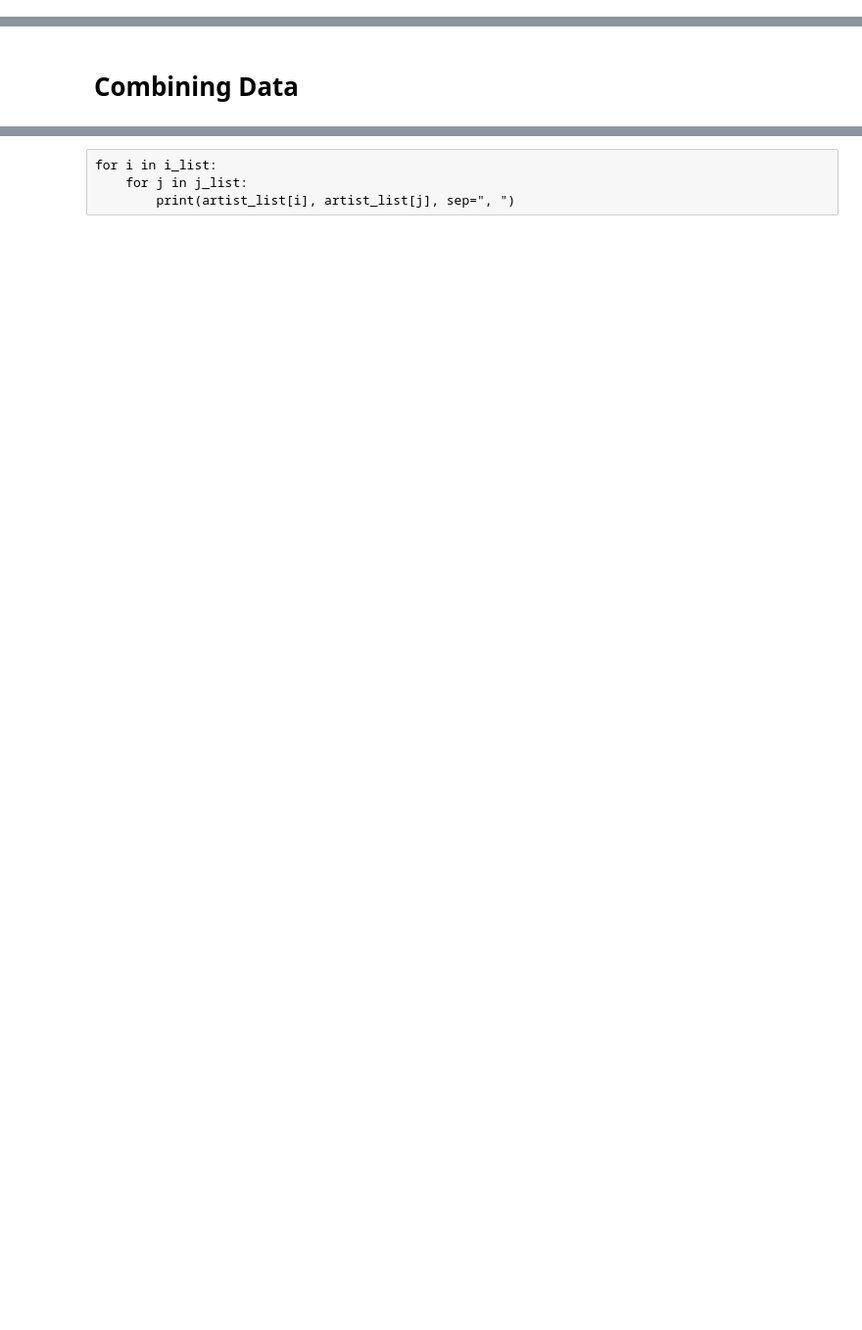
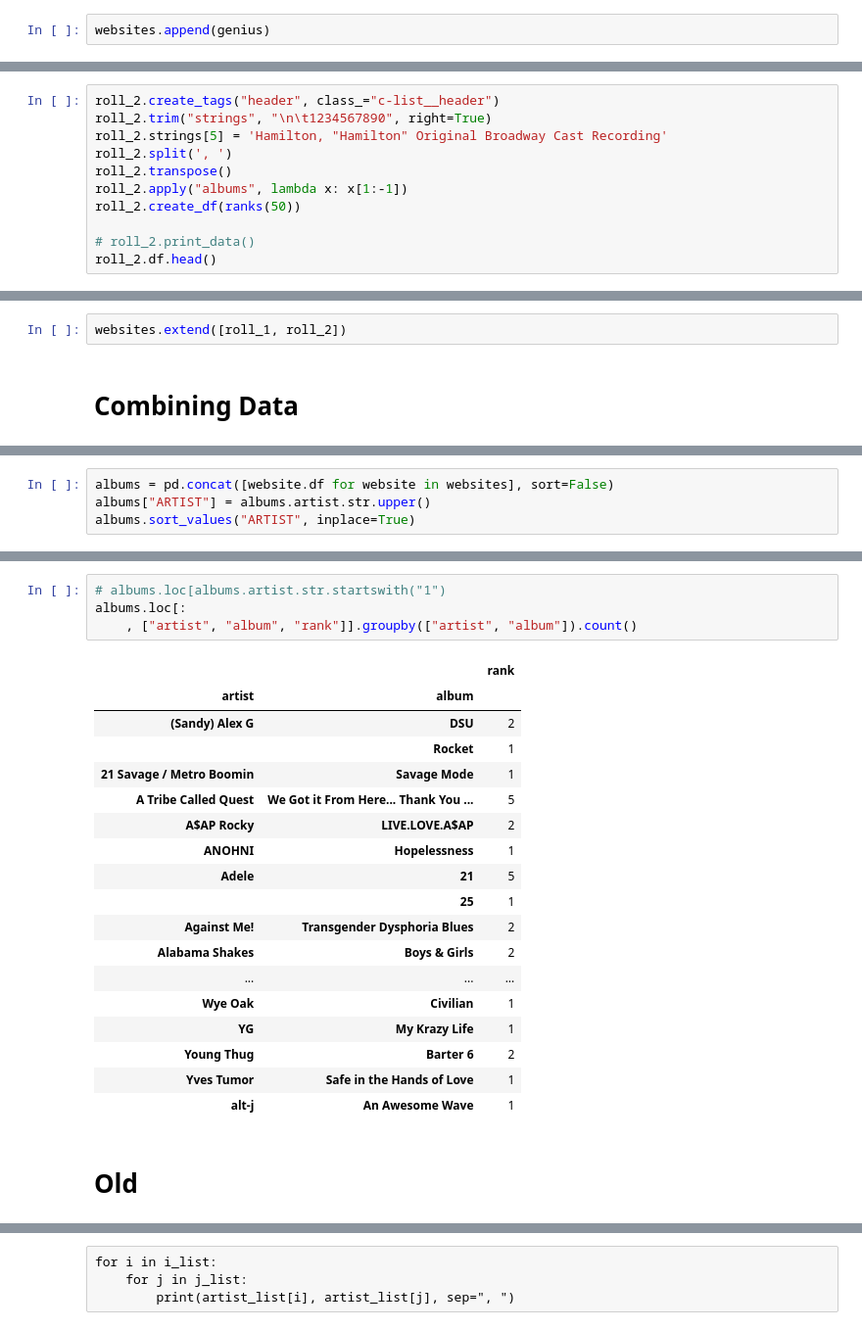
Before and after one commit to awray3/albums2010-2019, a Jupyter notebook: TopAlbums.ipynb, the cells around one changed output, grey strips where cells are left out. Shown at 98% size. Saved outputs shown, nothing was run; the diff lists cells and outputs as text; blank space fills up the shorter version.

```diff
--- a/TopAlbums.ipynb
+++ b/TopAlbums.ipynb
@@ -329,6 +348,8 @@ genius.df.head()
 | 2 | Bon Iver | Bon Iver, Bon Iver | 98 | None | Genius | https://genius.com/a/the-genius-c... |
 | 3 | Billie Eilish | WHEN WE ALL FALL ASLEEP, WHERE DO... | 97 | None | Genius | https://genius.com/a/the-genius-c... |
 | 4 | Schoolboy Q | Oxymoron | 96 | None | Genius | https://genius.com/a/the-genius-c... |
+# %%
+websites.append(genius)
 # %% [markdown]
 ## Rolling Stone
 # %%
@@ -370,0 +378,11 @@ rs_df.head()
+# %%
+roll_2.create_tags("header", class_="c-list__header")
+roll_2.trim("strings", "\n\t1234567890", right=True)
+roll_2.strings[5] = 'Hamilton, "Hamilton" Original Broadway Cast Recording'
+roll_2.split(', ')
+roll_2.transpose()
+roll_2.apply("albums", lambda x: x[1:-1])
+roll_2.create_df(ranks(50))
+
+# roll_2.print_data()
+roll_2.df.head()
@@ -371,2 +396,4 @@ rs_df.head()
+# %%
+websites.extend([roll_1, roll_2])
 # %% [markdown]
 # Combining Data
@@ -725,0 +400,4 @@ j_list = list(j_list)
+# %%
+albums = pd.concat([website.df for website in websites], sort=False)
+albums["ARTIST"] = albums.artist.str.upper()
+albums.sort_values("ARTIST", inplace=True)
@@ -725,0 +750,25 @@ j_list = list(j_list)
+# %%
+# albums.loc[albums.artist.str.startswith("1")
+albums.loc[:
+    , ["artist", "album", "rank"]].groupby(["artist", "album"]).count()
+# %% [output]
+|  |  | rank |
+| artist | album |  |
+| (Sandy) Alex G | DSU | 2 |
+|  | Rocket | 1 |
+| 21 Savage / Metro Boomin | Savage Mode | 1 |
+| A Tribe Called Quest | We Got it From Here... Thank You ... | 5 |
+| A$AP Rocky | LIVE.LOVE.A$AP | 2 |
+| ANOHNI | Hopelessness | 1 |
+| Adele | 21 | 5 |
+|  | 25 | 1 |
+| Against Me! | Transgender Dysphoria Blues | 2 |
+| Alabama Shakes | Boys & Girls | 2 |
+| ... | ... | ... |
+| Wye Oak | Civilian | 1 |
+| YG | My Krazy Life | 1 |
+| Young Thug | Barter 6 | 2 |
+| Yves Tumor | Safe in the Hands of Love | 1 |
+| alt-j | An Awesome Wave | 1 |
+# %% [markdown]
+# Old
```
Also changed, not shown: parts of 122 cells of this notebook.
